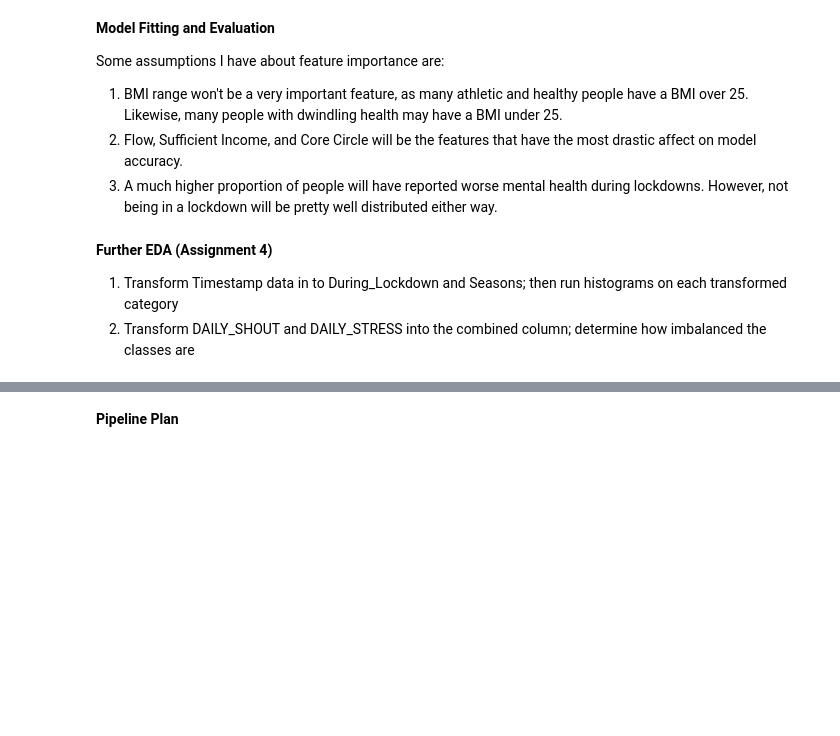
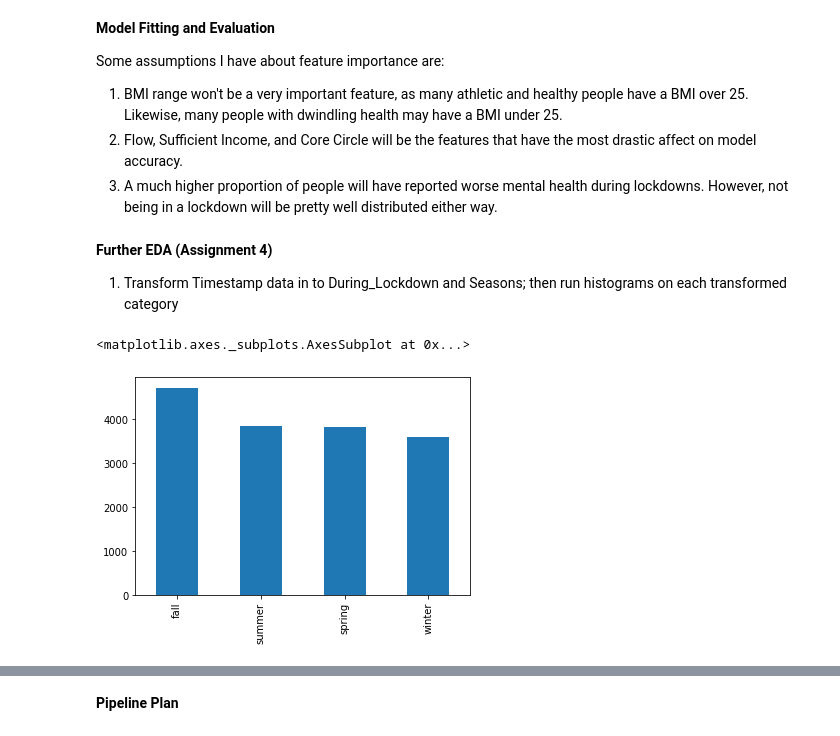
Before and after one commit to ishankaul1/failed_ml_project_lol, a Jupyter notebook: Assignment1.ipynb, the cells around one changed output, grey strips where cells are left out. Saved outputs shown, nothing was run; the diff lists cells and outputs as text; code cells hidden in the pictures; blank space fills up the shorter version.

```diff
--- a/Assignment1.ipynb
+++ b/Assignment1.ipynb
@@ -227,4 +227,22 @@ Some assumptions I have about feature importance are:
 # %% [markdown]
 **Further EDA (Assignment 4)**
 1. Transform Timestamp data in to During_Lockdown and Seasons; then run histograms on each transformed category
-2. Transform DAILY_SHOUT and DAILY_STRESS into the combined column; determine how imbalanced the classes are
+# %%
+# Note - just implementing the transforms as lambdas for the feature engineering exercise; will convert to a transformer class during pipeline stage
+def timestamp_to_season(l):
+  seasons_list_by_month_index = ['winter', 'winter', 'spring', 'spring', 'spring', 'summer', 'summer', 'summer', 'fall', 'fall', 'fall', 'winter' ]
+  return list(map(lambda x : seasons_list_by_month_index[x.month-1], l ))
+
+#There were a lot of choices for what to consider the 'start' and 'end' to the pandemic. For the purposes of this project,
+#I chose the start of shutdowns in the United States (March 15, 2020), and the date of removal of the last indoor universal mask
+#mandate in the US (Hawaii, March 26, 2022)
+#Source: https://www.cdc.gov/museum/timeline/covid19.html
+
+seasons_col = timestamp_to_season(wellbeing_data['Timestamp'])
+seasons_df = pd.DataFrame()
+seasons_df['seasons'] = seasons_col
+
+display(seasons_df['seasons'].value_counts().plot(kind='bar'))
+# %% [output]
+<matplotlib.axes._subplots.AxesSubplot at 0x...>
+[figure, added]
```
Also changed, not shown: parts of 8 cells of this notebook.
